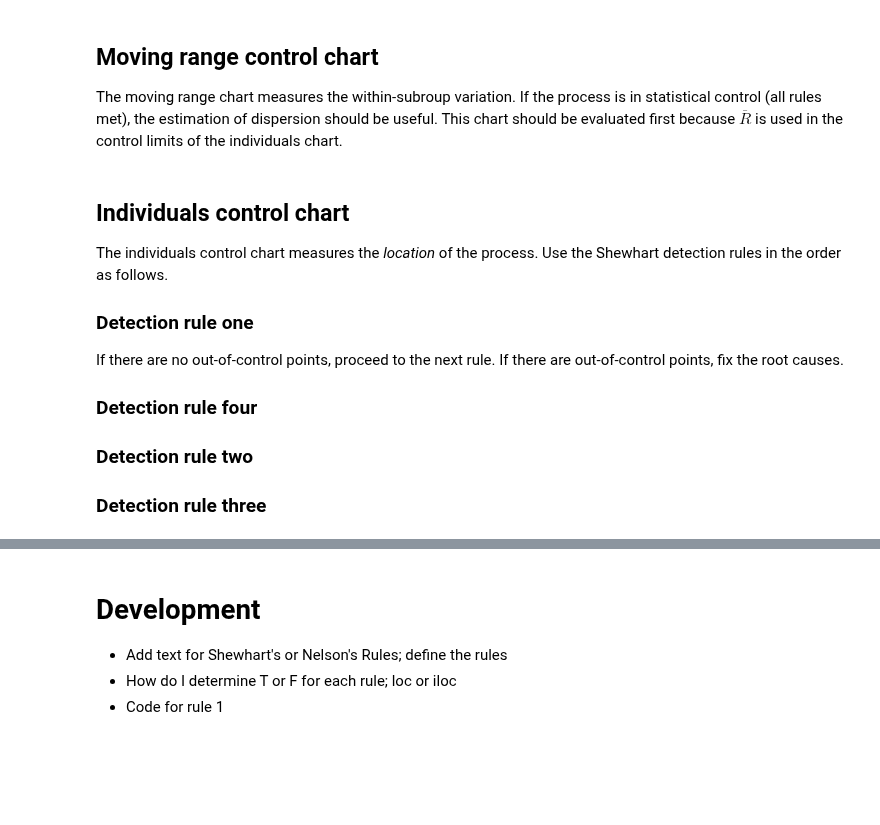
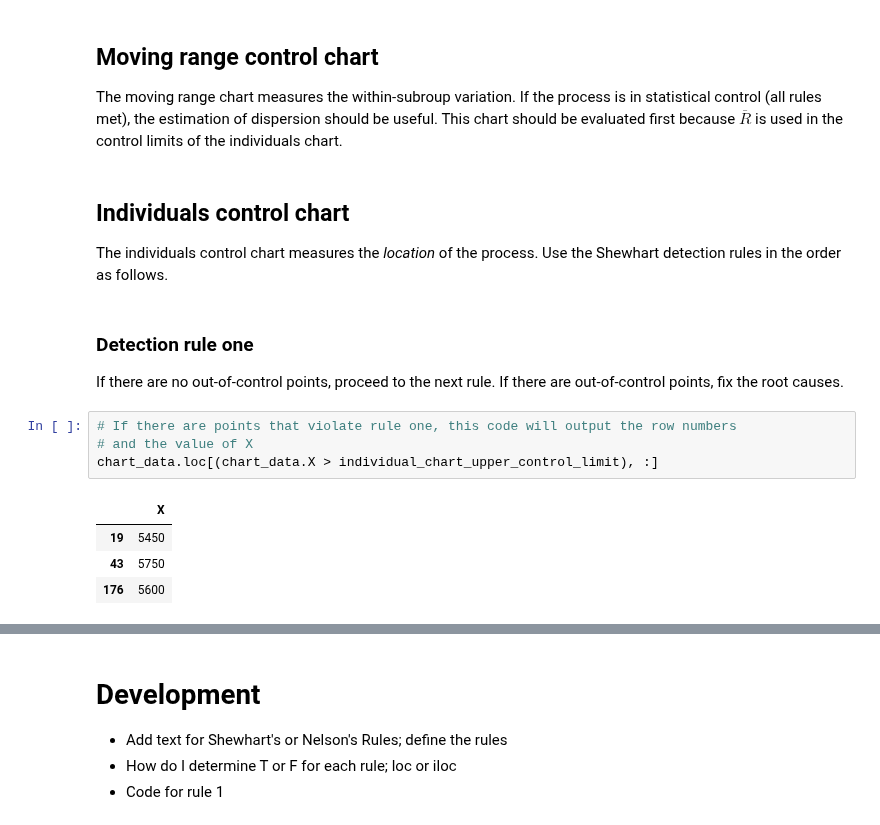
Before and after one commit to tracyyingyingwang/control_charts, a Jupyter notebook: control_charts_xmr.ipynb, the cells around one changed output, grey strips where cells are left out. Cells and saved outputs as stored; diff of their text form; blank space fills up the shorter version.

Commit message:
Add code for rule one of individuals control chart

```diff
--- a/control_charts_xmr.ipynb
+++ b/control_charts_xmr.ipynb
@@ -172,11 +172,18 @@ Lower control limit = 0
 # %% [markdown]
 ## Moving range control chart
 The moving range chart measures the within-subroup variation. If the process is in statistical control (all rules met), the estimation of dispersion should be useful. This chart should be evaluated first because $\overline{R}$ is used in the control limits of the individuals chart.
+# %% [markdown]
+## Individuals control chart
+The individuals control chart measures the *location* of the process. Use the Shewhart detection rules in the order as follows.
 # %% [markdown]
-## Individuals control chart
-The individuals control chart measures the *location* of the process. Use the Shewhart detection rules in the order as follows.
 ### Detection rule one
 If there are no out-of-control points, proceed to the next rule. If there are out-of-control points, fix the root causes.
-### Detection rule four
-### Detection rule two
-### Detection rule three
+# %%
+# If there are points that violate rule one, this code will output the row numbers
+# and the value of X
+chart_data.loc[(chart_data.X > individual_chart_upper_control_limit), :]
+# %% [output]
+|  | X |
+| 19 | 5450 |
+| 43 | 5750 |
+| 176 | 5600 |
```
Also changed, not shown: parts of 1 cell of this notebook.
